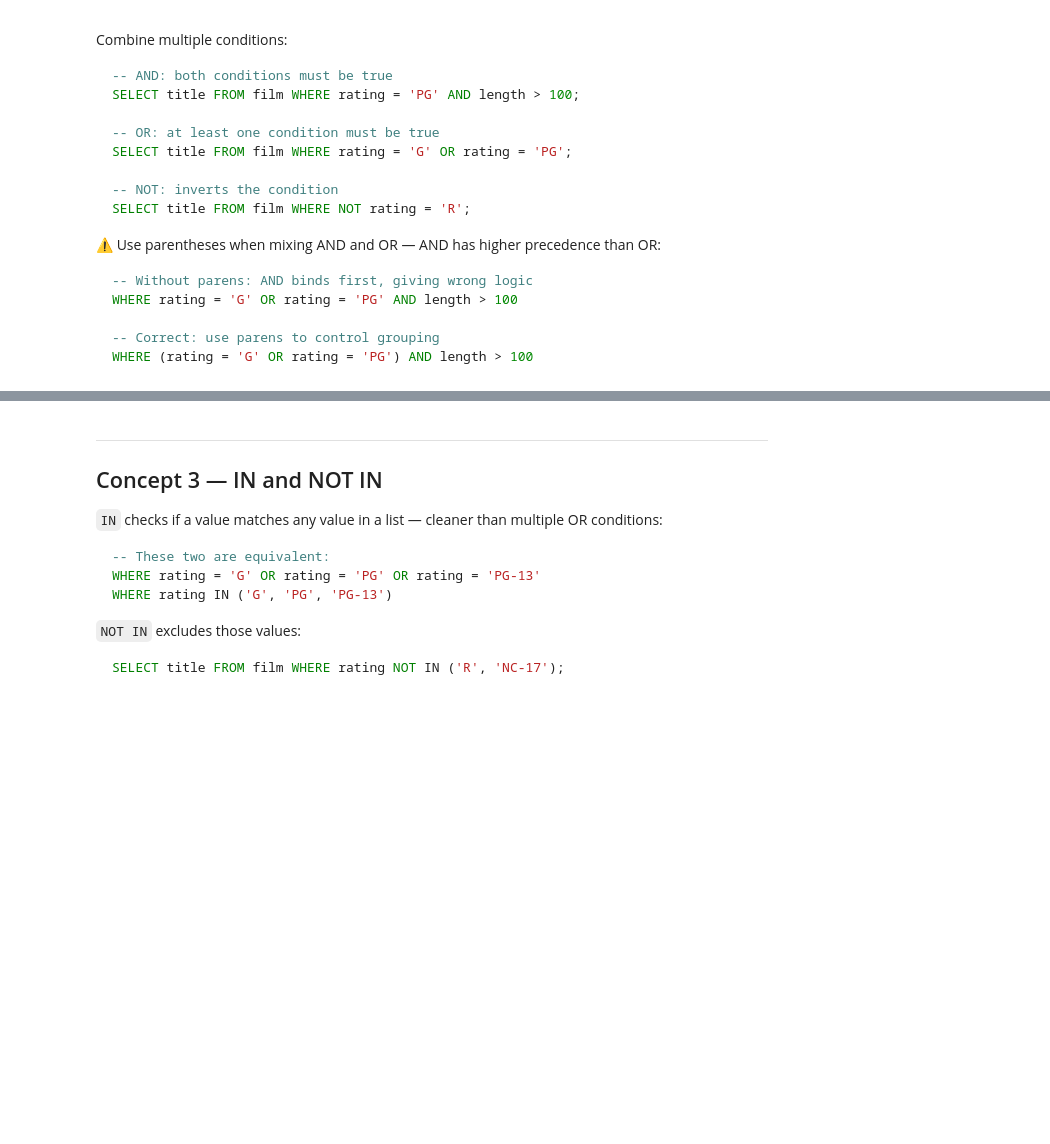
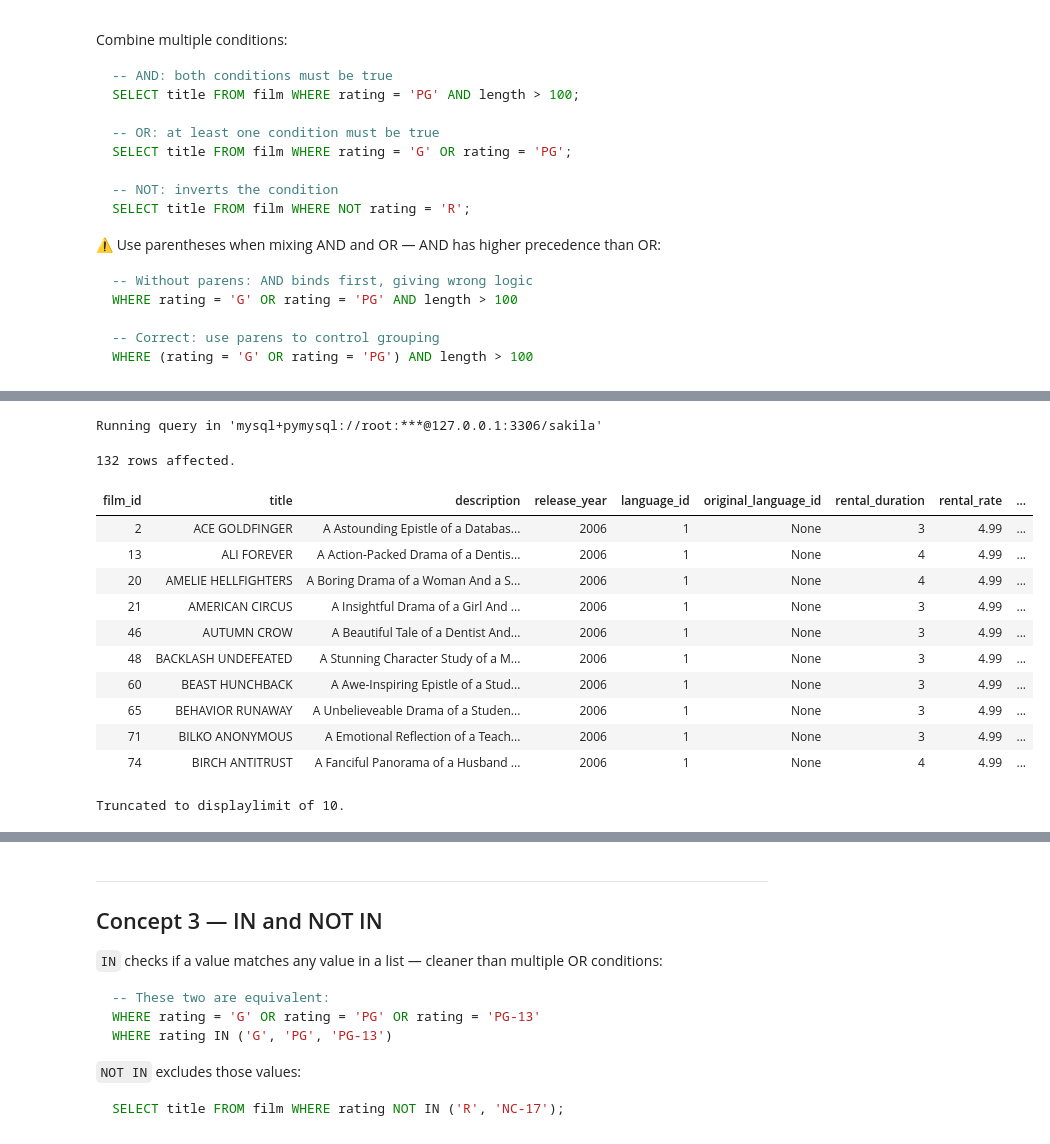
Before and after one commit to yaseen-asaliya/Databases-Notes, a Jupyter notebook: 02-filtering.ipynb, the cells around one changed output, grey strips where cells are left out. Drawn from its saved outputs; the diff is of its cells as text; code cells hidden in the pictures; blank space fills up the shorter version.

```diff
--- a/02-filtering.ipynb
+++ b/02-filtering.ipynb
@@ -75,6 +200,23 @@ WHERE (rating = 'G' OR rating = 'PG') AND length > 100
 # %%
 %%sql
 -- Q8: Get films where rental_rate > 2.99 AND rental_duration < 5
+
+SELECT * FROM film WHERE rental_rate > 2.99 AND rental_duration < 5;
+# %% [output]
+Running query in 'mysql+pymysql://root:***@127.0.0.1:3306/sakila'
+132 rows affected.
+| film_id | title | description | release_year | language_id | original_language_id | rental_duration | rental_rate | ... |
+| 2 | ACE GOLDFINGER | A Astounding Epistle of a Databas... | 2006 | 1 | None | 3 | 4.99 | ... |
+| 13 | ALI FOREVER | A Action-Packed Drama of a Dentis... | 2006 | 1 | None | 4 | 4.99 | ... |
+| 20 | AMELIE HELLFIGHTERS | A Boring Drama of a Woman And a S... | 2006 | 1 | None | 4 | 4.99 | ... |
+| 21 | AMERICAN CIRCUS | A Insightful Drama of a Girl And ... | 2006 | 1 | None | 3 | 4.99 | ... |
+| 46 | AUTUMN CROW | A Beautiful Tale of a Dentist And... | 2006 | 1 | None | 3 | 4.99 | ... |
+| 48 | BACKLASH UNDEFEATED | A Stunning Character Study of a M... | 2006 | 1 | None | 3 | 4.99 | ... |
+| 60 | BEAST HUNCHBACK | A Awe-Inspiring Epistle of a Stud... | 2006 | 1 | None | 3 | 4.99 | ... |
+| 65 | BEHAVIOR RUNAWAY | A Unbelieveable Drama of a Studen... | 2006 | 1 | None | 3 | 4.99 | ... |
+| 71 | BILKO ANONYMOUS | A Emotional Reflection of a Teach... | 2006 | 1 | None | 3 | 4.99 | ... |
+| 74 | BIRCH ANTITRUST | A Fanciful Panorama of a Husband ... | 2006 | 1 | None | 4 | 4.99 | ... |
+Truncated to displaylimit of 10.
 # %%
 %%sql
 -- Q9: Get films rated 'R' OR longer than 150 minutes — show title, rating, length
```
Also changed, not shown: parts of 35 cells of this notebook.
